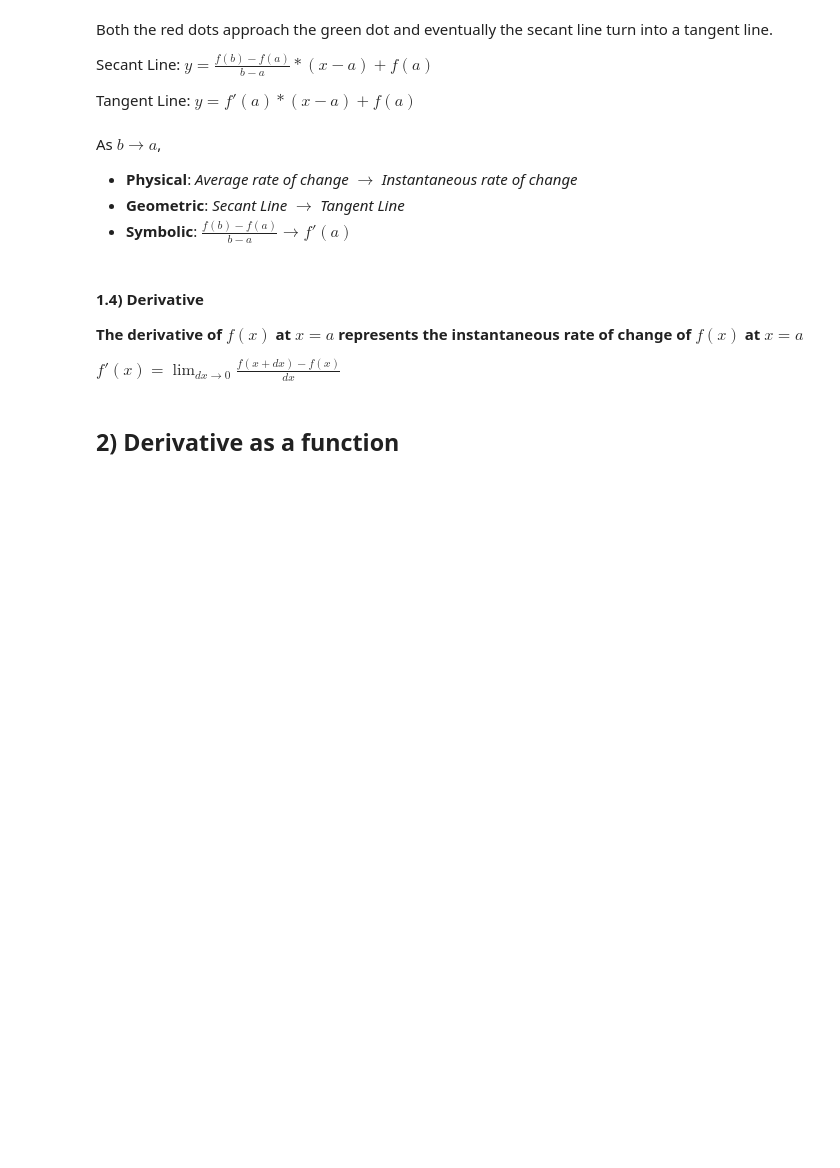
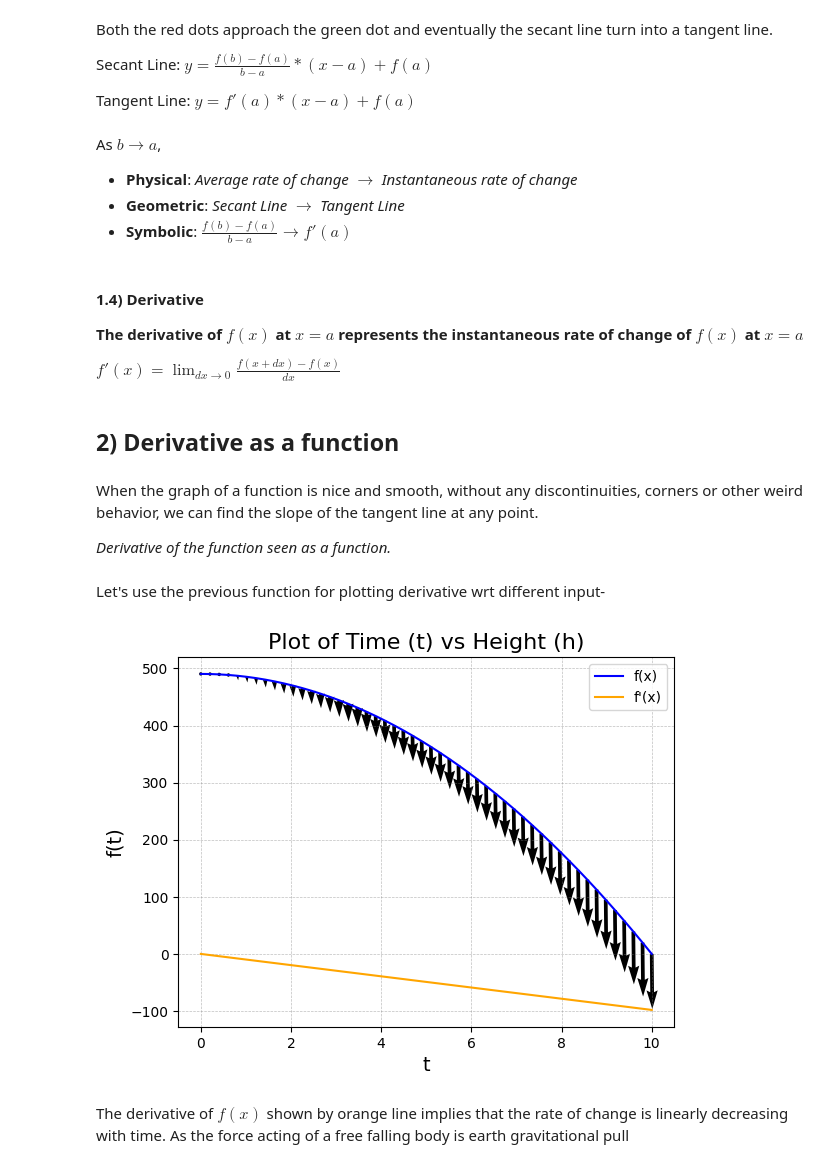
Before and after one commit to pareshrchaudhary/numericalmethods, a Jupyter notebook: Derivatives.ipynb, the cells around one changed output. Cells and saved outputs as stored; diff of their text form; code cells hidden in the pictures; blank space fills up the shorter version.

```diff
--- a/Derivatives.ipynb
+++ b/Derivatives.ipynb
@@ -109,7 +109,7 @@ $\lim_{{dx \to 0}} \frac{f(6+dx) - f(6)}{dx}$
 point = 6
 lim = limits.Limits()
 # %%
-def derivative_f(func, point):
+def derivative(func, point):
   def fn(dx):
     return (func(point+dx) - func(point))/(dx)
 
@@ -191,3 +191,48 @@ As $b \to a$,
 **$f'(x) = \lim_{{dx \to 0}} \frac{f(x+dx) - f(x)}{dx}$**
 # %% [markdown]
 ## 2) Derivative as a function
+# %% [markdown]
+When the graph of a function is nice and smooth, without any discontinuities, corners or other weird behavior, we can find the slope of the tangent line at any point.
+
+_Derivative of the function seen as a function._
+# %% [markdown]
+Let's use the previous function for plotting derivative wrt different input-
+# %%
+def f(t):
+    """
+    This function models the vertical displacement of a falling object with time.
+
+    Input: t (float): Time in seconds.
+
+    Output: float: Vertical displacement (height) in meters.
+    """
+    h_0 = 490.5
+    v_0 = 0
+    g = 9.81
+
+    return h_0 + v_0 * t - 0.5 * g * t**2
+# %%
+def derivative(func, point):
+  def fn(dx):
+    return (func(point+dx) - func(point))/(dx)
+
+  return lim.evaluate_limit(fn, 0)[1]
+# %%
+t = np.linspace(0, 10, 50)
+fn = [f(i) for i in t]
+fxdx = np.array([[derivative(f, i), 1] for i in t])
+
+plt.plot(t, fn, color='blue', label='f(x)')
+plt.plot(t, fxdx[:,0], color='orange', label="f'(x)")
+
+plt.quiver(t, fn, fxdx[:, 1], fxdx[:, 0], cmap='viridis')
+plt.xlabel('t', fontsize=14)
+plt.ylabel('f(t)', fontsize=14)
+plt.title('Plot of Time (t) vs Height (h)', fontsize=16)
+plt.grid(True, linestyle='--', linewidth=0.5, color='gray', alpha=0.5)
+plt.legend()
+plt.show()
+# %% [output]
+[figure, added]
+# %% [markdown]
+The derivative of $f(x)$ shown by orange line implies that the rate of change is linearly decreasing with time. As the force acting of a free falling body is earth gravitational pull
```
Also changed, not shown: parts of 2 cells of this notebook.
